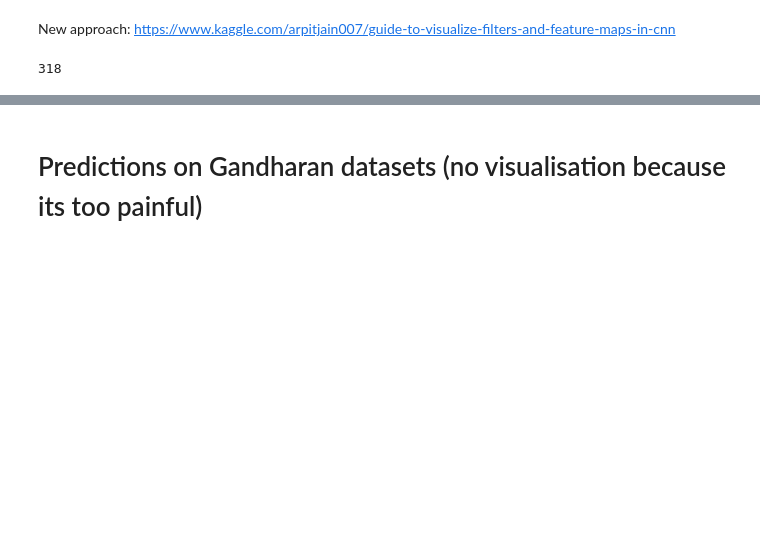
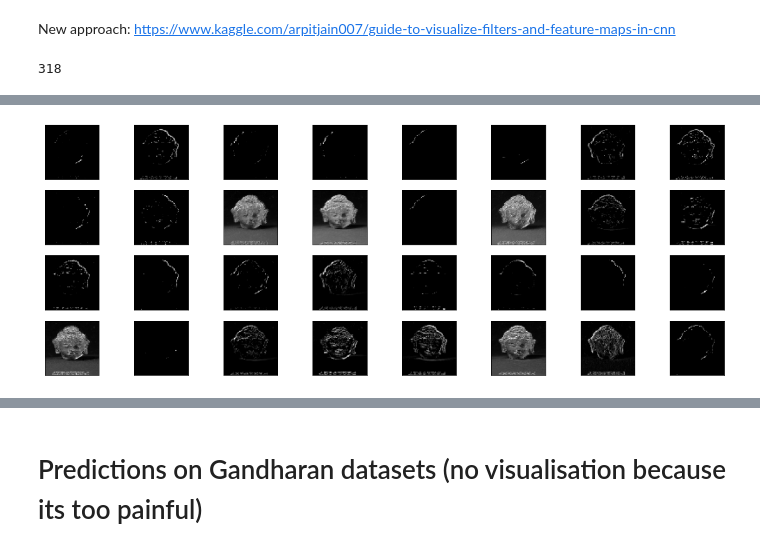
Before and after one commit to kraftedcheese/gandhara-ish, a Jupyter notebook: CNN_experiments.ipynb, the cells around one changed output, grey strips where cells are left out. Saved outputs shown, nothing was run; the diff lists cells and outputs as text; code cells hidden in the pictures; blank space fills up the shorter version.

```diff
--- a/CNN_experiments.ipynb
+++ b/CNN_experiments.ipynb
@@ -659,0 +751,2 @@ len(resnet_weights)
+# %%
+greek_activations = activation_model.predict(image_loader(greek_path))
@@ -659,0 +792,4 @@ len(resnet_weights)
+# %%
+plot_layer(1, greek_activations)
+# %% [output]
+[figure, added]
```
Also changed, not shown: parts of 27 cells of this notebook.
